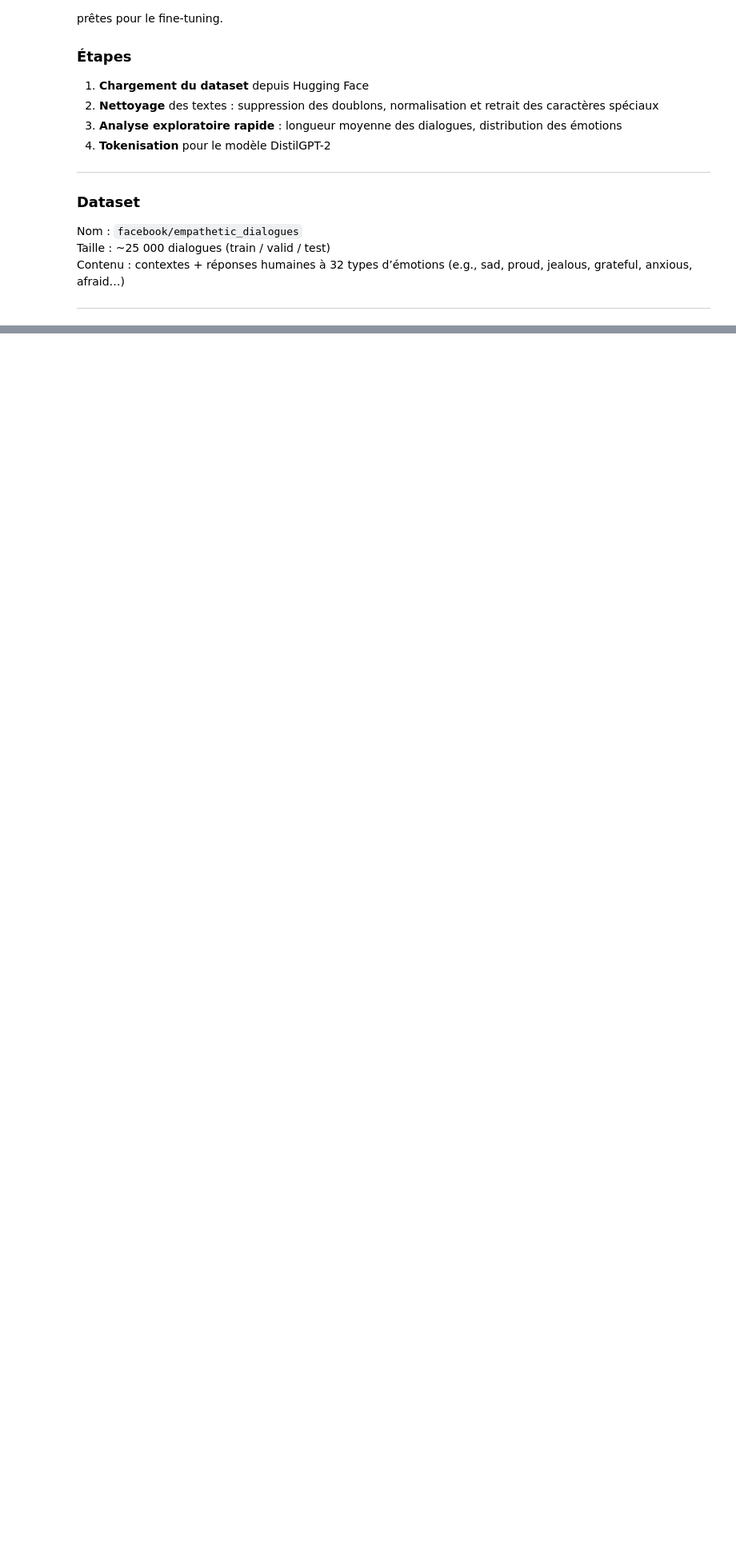
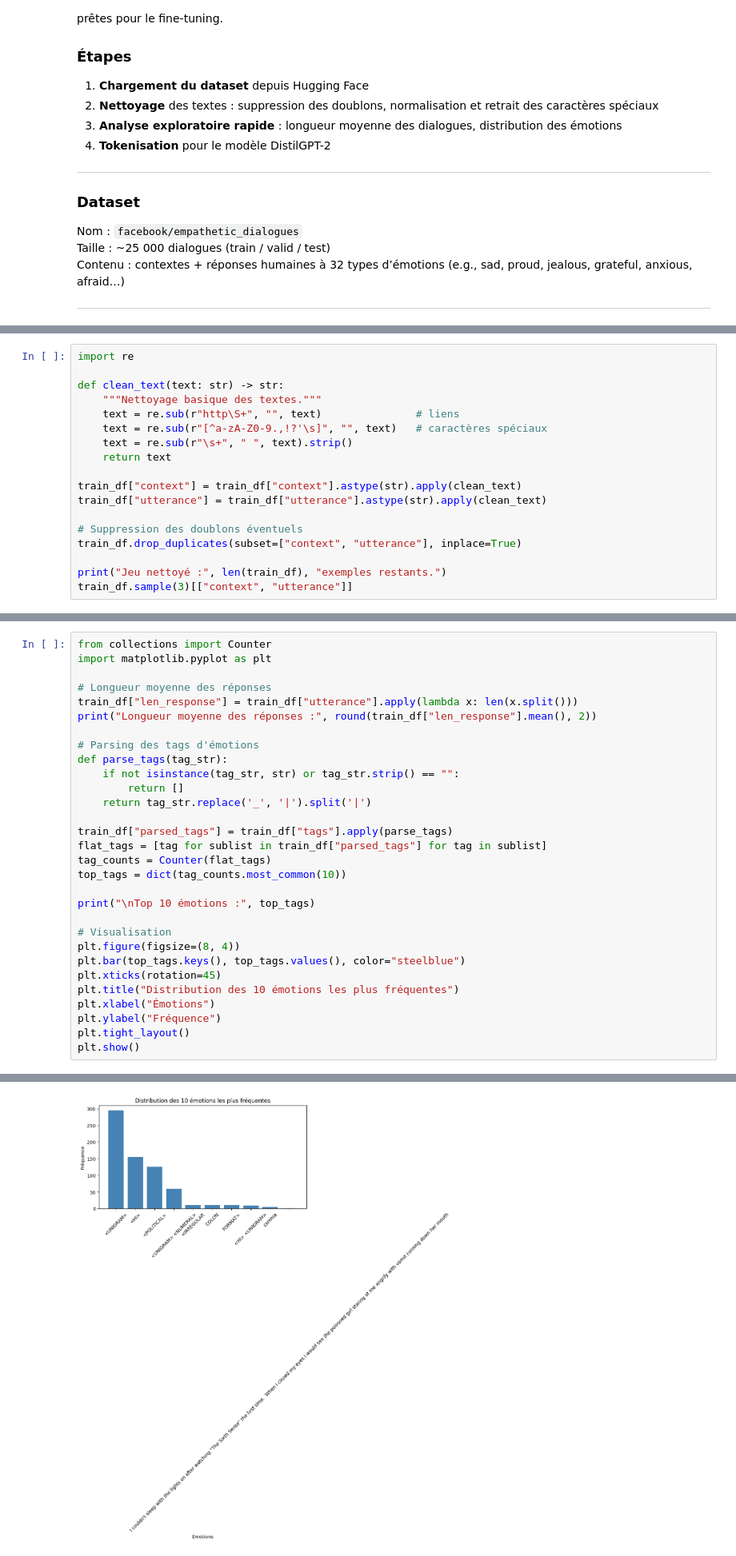
Before and after one commit to gackouhamady/mental-health-assistant, a Jupyter notebook: notebooks/MAIN.ipynb, the cells around one changed output, grey strips where cells are left out. Shown: that part at 80% size. Saved outputs shown, nothing was run; the diff lists cells and outputs as text; blank space fills up the shorter version.

```diff
--- a/notebooks/MAIN.ipynb
+++ b/notebooks/MAIN.ipynb
@@ -95,0 +101,18 @@ ImportError: cannot import name 'DataFilesPatternsDict' from 'datasets.data_file
+# %%
+import re
+
+def clean_text(text: str) -> str:
+    """Nettoyage basique des textes."""
+    text = re.sub(r"http\S+", "", text)               # liens
+    text = re.sub(r"[^a-zA-Z0-9.,!?'\s]", "", text)   # caractères spéciaux
+    text = re.sub(r"\s+", " ", text).strip()
+    return text
+
+train_df["context"] = train_df["context"].astype(str).apply(clean_text)
+train_df["utterance"] = train_df["utterance"].astype(str).apply(clean_text)
+
+# Suppression des doublons éventuels
+train_df.drop_duplicates(subset=["context", "utterance"], inplace=True)
+
+print("Jeu nettoyé :", len(train_df), "exemples restants.")
+train_df.sample(3)[["context", "utterance"]]
@@ -95,0 +125,31 @@ ImportError: cannot import name 'DataFilesPatternsDict' from 'datasets.data_file
+# %%
+from collections import Counter
+import matplotlib.pyplot as plt
+
+# Longueur moyenne des réponses
+train_df["len_response"] = train_df["utterance"].apply(lambda x: len(x.split()))
+print("Longueur moyenne des réponses :", round(train_df["len_response"].mean(), 2))
+
+# Parsing des tags d'émotions
+def parse_tags(tag_str):
+    if not isinstance(tag_str, str) or tag_str.strip() == "":
+        return []
+    return tag_str.replace('_', '|').split('|')
+
+train_df["parsed_tags"] = train_df["tags"].apply(parse_tags)
+flat_tags = [tag for sublist in train_df["parsed_tags"] for tag in sublist]
+tag_counts = Counter(flat_tags)
+top_tags = dict(tag_counts.most_common(10))
+
+print("\nTop 10 émotions :", top_tags)
+
+# Visualisation
+plt.figure(figsize=(8, 4))
+plt.bar(top_tags.keys(), top_tags.values(), color="steelblue")
+plt.xticks(rotation=45)
+plt.title("Distribution des 10 émotions les plus fréquentes")
+plt.xlabel("Émotions")
+plt.ylabel("Fréquence")
+plt.tight_layout()
+plt.show()
+# %% [output]
@@ -95,0 +159 @@ ImportError: cannot import name 'DataFilesPatternsDict' from 'datasets.data_file
+[figure, added]
```
Also changed, not shown: parts of 12 cells of this notebook.
